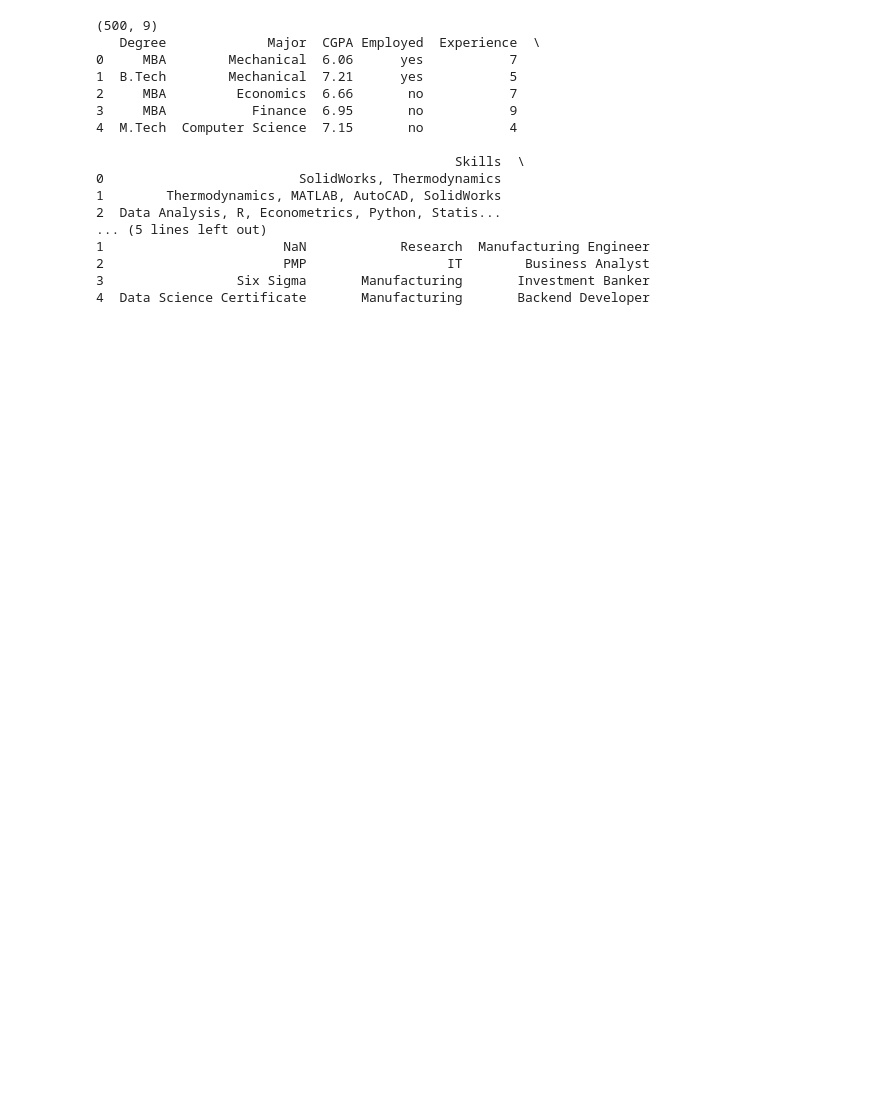
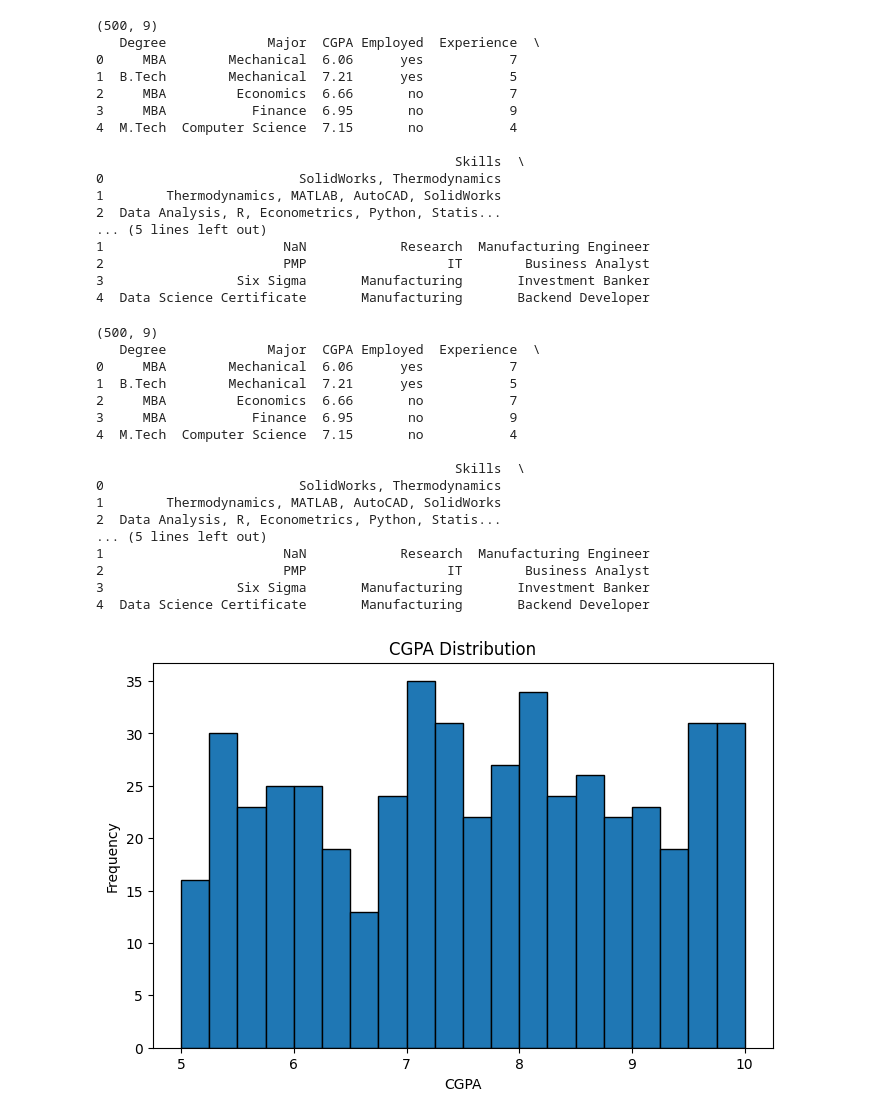
Before and after one commit to iamkanhaiyakumar/JobRolePrediction, a Jupyter notebook: job.ipynb, the cells around one changed output. Drawn from its saved outputs; the diff is of its cells as text; code cells hidden in the pictures; blank space fills up the shorter version.

```diff
--- a/job.ipynb
+++ b/job.ipynb
@@ -21,3 +21,54 @@ print(df.head())
 2                       PMP                  IT        Business Analyst
 3                 Six Sigma       Manufacturing       Investment Banker
 4  Data Science Certificate       Manufacturing       Backend Developer
+# %%
+import pandas as pd
+import matplotlib.pyplot as plt
+
+# Load dataset
+df = pd.read_csv("backend/data/training_data.csv")
+print(df.shape)
+print(df.head())
+
+# Example 1: CGPA distribution
+plt.figure(figsize=(8,5))
+plt.hist(df['CGPA'], bins=20, edgecolor="black")
+plt.title("CGPA Distribution")
+plt.xlabel("CGPA")
+plt.ylabel("Frequency")
+plt.show()
+
+# Example 2: Degree vs Count
+plt.figure(figsize=(8,5))
+df['Degree'].value_counts().plot(kind='bar')
+plt.title("Degree Distribution")
+plt.xlabel("Degree")
+plt.ylabel("Count")
+plt.show()
+
+# Example 3: Major vs Average CGPA
+plt.figure(figsize=(8,5))
+df.groupby('Major')['CGPA'].mean().plot(kind='bar')
+plt.title("Average CGPA by Major")
+plt.xlabel("Major")
+plt.ylabel("Average CGPA")
+plt.show()
+# %% [output]
+(500, 9)
+   Degree             Major  CGPA Employed  Experience  \
+0     MBA        Mechanical  6.06      yes           7
+1  B.Tech        Mechanical  7.21      yes           5
+2     MBA         Economics  6.66       no           7
+3     MBA           Finance  6.95       no           9
+4  M.Tech  Computer Science  7.15       no           4
+
+                                              Skills  \
+0                         SolidWorks, Thermodynamics
+1        Thermodynamics, MATLAB, AutoCAD, SolidWorks
+2  Data Analysis, R, Econometrics, Python, Statis...
+... (5 lines left out)
+1                       NaN            Research  Manufacturing Engineer
+2                       PMP                  IT        Business Analyst
+3                 Six Sigma       Manufacturing       Investment Banker
+4  Data Science Certificate       Manufacturing       Backend Developer
+[figure, added]
```
Also changed, not shown: parts of 2 cells of this notebook, 3 other files.
